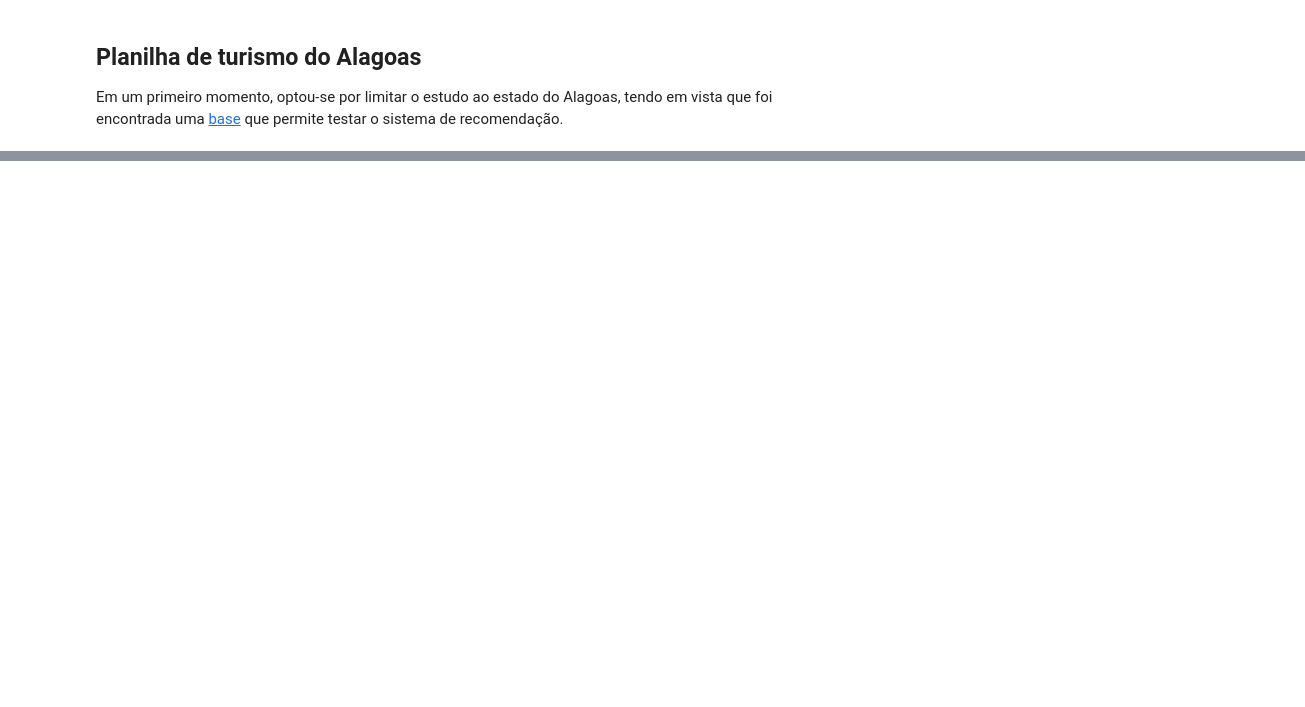
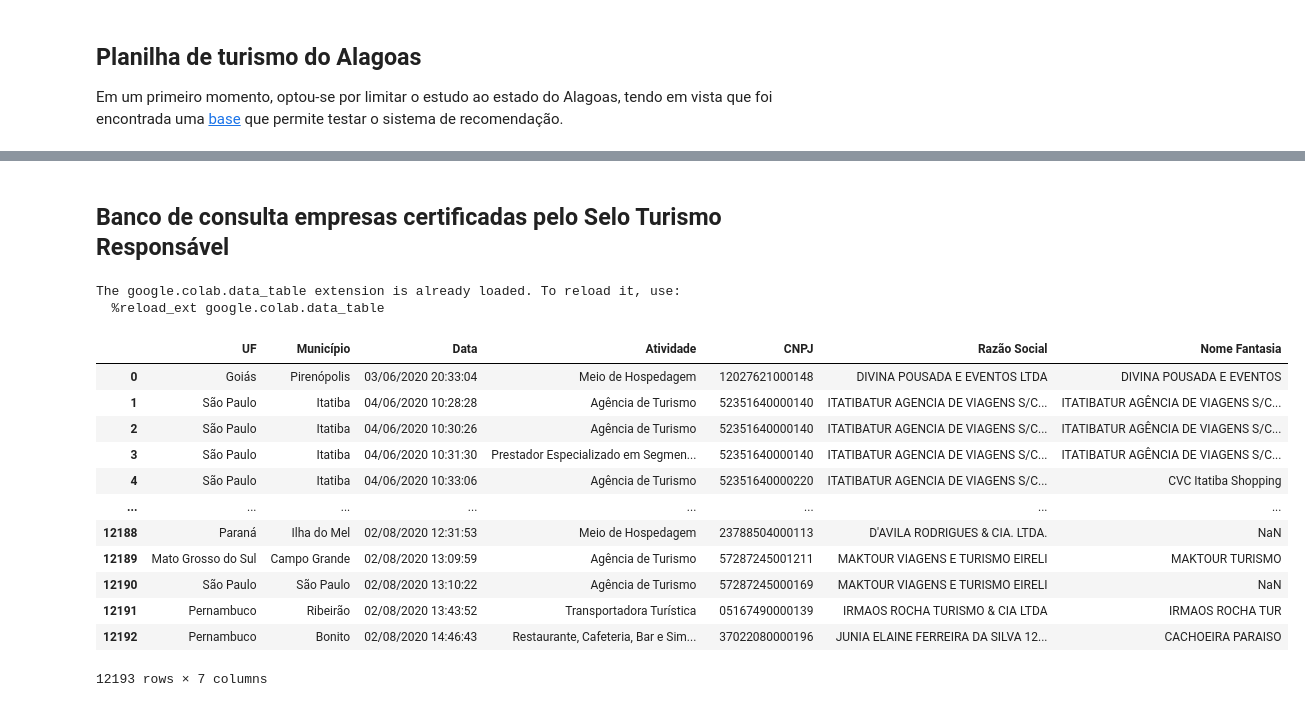
Before and after one commit to VitorPaes/hackathon_stn, a Jupyter notebook: Hackathon_std.ipynb, the cells around one changed output, grey strips where cells are left out. Drawn from its saved outputs; the diff is of its cells as text; code cells hidden in the pictures; blank space fills up the shorter version.

Commit message:
Update Colab

```diff
--- a/Hackathon_std.ipynb
+++ b/Hackathon_std.ipynb
@@ -690,0 +821,29 @@ Name: Segmento, dtype: int64
+# %% [markdown]
+## Banco de consulta empresas certificadas pelo Selo Turismo Responsável
+# %%
+%unload_ext google.colab.data_table
+url = 'http://www.turismo.gov.br/seloresponsavel/dados/TurismoResponsavelDadosAbertos.csv'  # Turismo responsavel pos-covid
+df = pd.read_csv(url, header=5, sep=";")
+(df[df["UF"]=="Alagoas"]
+ .drop(["CNPJ", "Razão Social"], axis=1)
+ .loc["Atividade"]
+ .value_counts())
+# %%
+%load_ext google.colab.data_table
+df
+# %% [output]
+The google.colab.data_table extension is already loaded. To reload it, use:
+  %reload_ext google.colab.data_table
+|  | UF | Município | Data | Atividade | CNPJ | Razão Social | Nome Fantasia |
+| 0 | Goiás | Pirenópolis | 03/06/2020 20:33:04 | Meio de Hospedagem | ⠀12027621000148 | DIVINA POUSADA E EVENTOS LTDA | DIVINA POUSADA E EVENTOS |
+| 1 | São Paulo | Itatiba | 04/06/2020 10:28:28 | Agência de Turismo | ⠀52351640000140 | ITATIBATUR AGENCIA DE VIAGENS S/C... | ITATIBATUR AGÊNCIA DE VIAGENS S/C... |
+| 2 | São Paulo | Itatiba | 04/06/2020 10:30:26 | Agência de Turismo | ⠀52351640000140 | ITATIBATUR AGENCIA DE VIAGENS S/C... | ITATIBATUR AGÊNCIA DE VIAGENS S/C... |
+| 3 | São Paulo | Itatiba | 04/06/2020 10:31:30 | Prestador Especializado em Segmen... | ⠀52351640000140 | ITATIBATUR AGENCIA DE VIAGENS S/C... | ITATIBATUR AGÊNCIA DE VIAGENS S/C... |
+| 4 | São Paulo | Itatiba | 04/06/2020 10:33:06 | Agência de Turismo | ⠀52351640000220 | ITATIBATUR AGENCIA DE VIAGENS S/C... | CVC Itatiba Shopping |
+| ... | ... | ... | ... | ... | ... | ... | ... |
+| 12188 | Paraná | Ilha do Mel | 02/08/2020 12:31:53 | Meio de Hospedagem | ⠀23788504000113 | D'AVILA RODRIGUES & CIA. LTDA. | NaN |
+| 12189 | Mato Grosso do Sul | Campo Grande | 02/08/2020 13:09:59 | Agência de Turismo | ⠀57287245001211 | MAKTOUR VIAGENS E TURISMO EIRELI | MAKTOUR TURISMO |
+| 12190 | São Paulo | São Paulo | 02/08/2020 13:10:22 | Agência de Turismo | ⠀57287245000169 | MAKTOUR VIAGENS E TURISMO EIRELI | NaN |
+| 12191 | Pernambuco | Ribeirão | 02/08/2020 13:43:52 | Transportadora Turística | ⠀05167490000139 | IRMAOS ROCHA TURISMO & CIA LTDA | IRMAOS ROCHA TUR |
+| 12192 | Pernambuco | Bonito | 02/08/2020 14:46:43 | Restaurante, Cafeteria, Bar e Sim... | ⠀37022080000196 | JUNIA ELAINE FERREIRA DA SILVA 12... | CACHOEIRA PARAISO |
+12193 rows × 7 columns
```
Also changed, not shown: parts of 24 cells of this notebook.
